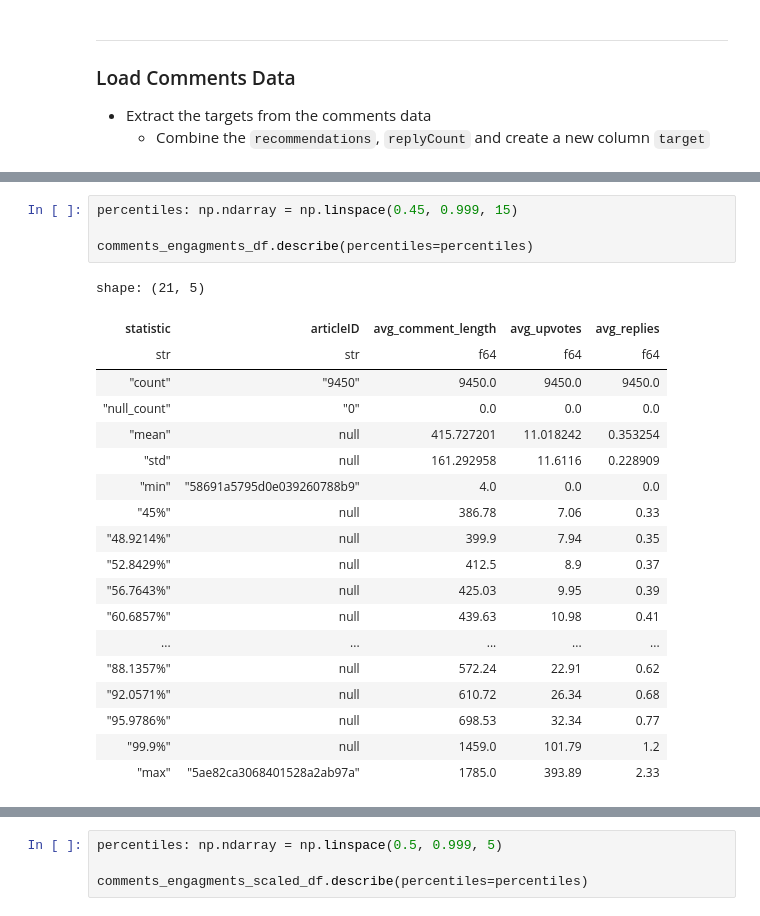
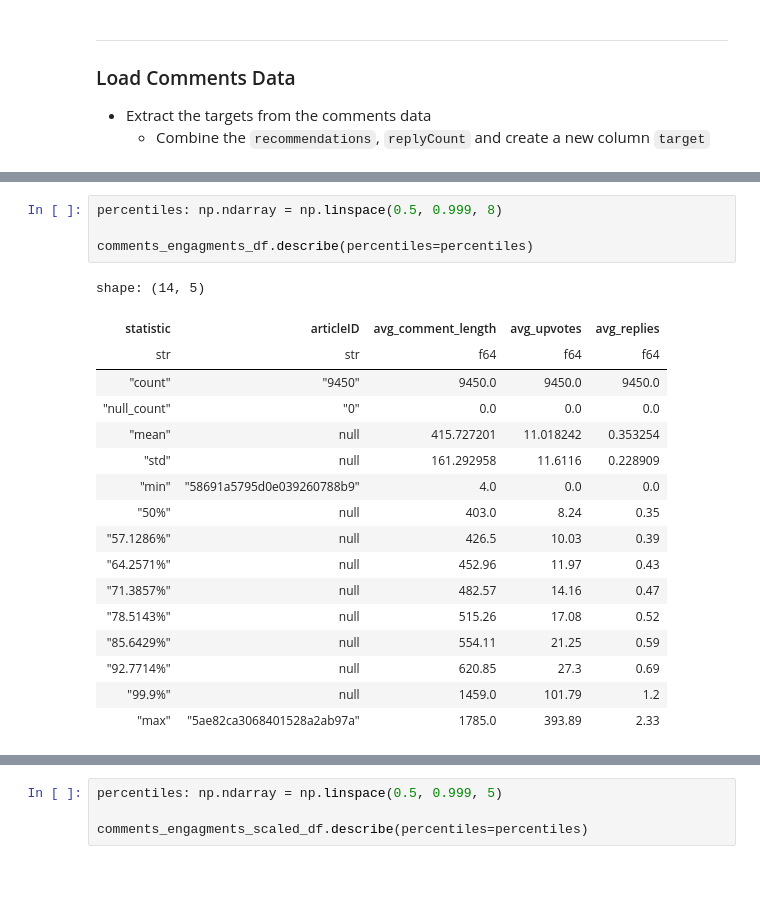
Before and after one commit to chineidu/NYC-Comments, a Jupyter notebook: Notebooks/02-articles-feat-eng.ipynb, the cells around one changed output, grey strips where cells are left out. Drawn from its saved outputs; the diff is of its cells as text; blank space fills up the shorter version.

```diff
--- a/Notebooks/02-articles-feat-eng.ipynb
+++ b/Notebooks/02-articles-feat-eng.ipynb
@@ -1181,25 +1311,23 @@ shape: (5, 4)
 # %%
-percentiles: np.ndarray = np.linspace(0.45, 0.999, 15)
+percentiles: np.ndarray = np.linspace(0.5, 0.999, 8)
 
 comments_engagments_df.describe(percentiles=percentiles)
 # %% [output]
-shape: (21, 5)
+shape: (14, 5)
 | statistic | articleID | avg_comment_length | avg_upvotes | avg_replies |
 | str | str | f64 | f64 | f64 |
 | "count" | "9450" | 9450.0 | 9450.0 | 9450.0 |
 | "null_count" | "0" | 0.0 | 0.0 | 0.0 |
 | "mean" | null | 415.727201 | 11.018242 | 0.353254 |
 | "std" | null | 161.292958 | 11.6116 | 0.228909 |
 | "min" | "58691a5795d0e039260788b9" | 4.0 | 0.0 | 0.0 |
-| "45%" | null | 386.78 | 7.06 | 0.33 |
-| "48.9214%" | null | 399.9 | 7.94 | 0.35 |
-| "52.8429%" | null | 412.5 | 8.9 | 0.37 |
-| "56.7643%" | null | 425.03 | 9.95 | 0.39 |
-| "60.6857%" | null | 439.63 | 10.98 | 0.41 |
-| ... | ... | ... | ... | ... |
-| "88.1357%" | null | 572.24 | 22.91 | 0.62 |
-| "92.0571%" | null | 610.72 | 26.34 | 0.68 |
-| "95.9786%" | null | 698.53 | 32.34 | 0.77 |
+| "50%" | null | 403.0 | 8.24 | 0.35 |
+| "57.1286%" | null | 426.5 | 10.03 | 0.39 |
+| "64.2571%" | null | 452.96 | 11.97 | 0.43 |
+| "71.3857%" | null | 482.57 | 14.16 | 0.47 |
+| "78.5143%" | null | 515.26 | 17.08 | 0.52 |
+| "85.6429%" | null | 554.11 | 21.25 | 0.59 |
+| "92.7714%" | null | 620.85 | 27.3 | 0.69 |
 | "99.9%" | null | 1459.0 | 101.79 | 1.2 |
 | "max" | "5ae82ca3068401528a2ab97a" | 1785.0 | 393.89 | 2.33 |
 # %%
```
Also changed, not shown: parts of 15 cells of this notebook, 6 other files.
